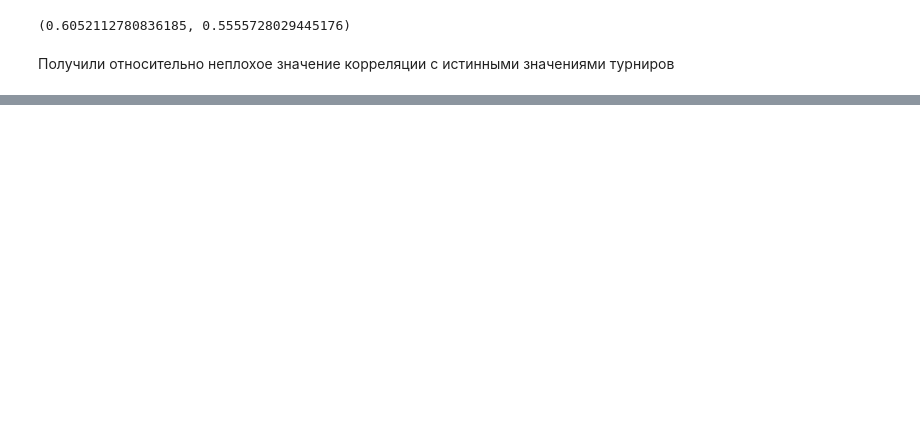
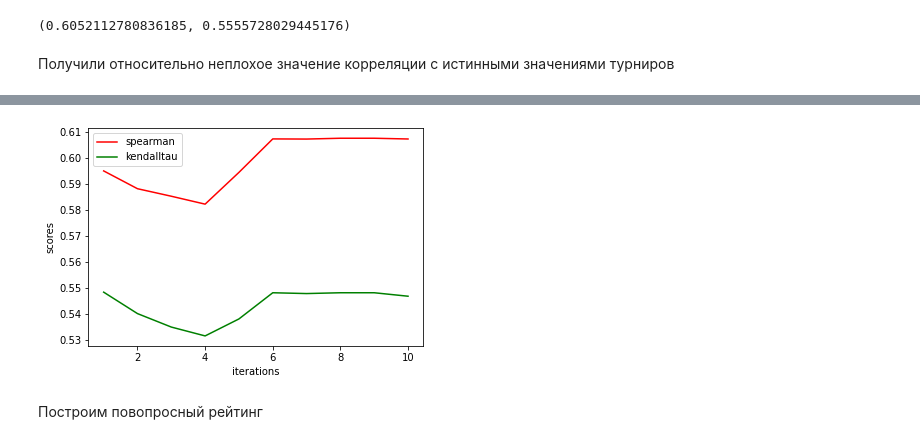
Before and after one commit to Makesomenotes/advanced_ml_made_2022, a Jupyter notebook: assignment_2.ipynb, the cells around one changed output, grey strips where cells are left out. Drawn from its saved outputs; the diff is of its cells as text; code cells hidden in the pictures; blank space fills up the shorter version.

```diff
--- a/assignment_2.ipynb
+++ b/assignment_2.ipynb
@@ -162,0 +218,4 @@ calc_correlation(rating, typ='spearman'), calc_correlation(rating, typ='kendallt
+# %%
+updated_em = EMClassifier(model_base)
+# %%
+updated_em.fit(X_train, train, X_test, test_valid)
@@ -162,0 +233,6 @@ calc_correlation(rating, typ='spearman'), calc_correlation(rating, typ='kendallt
+# %%
+plot_scores(updated_em.scores)
+# %% [output]
+[figure, added]
+# %% [markdown]
+Построим повопросный рейтинг
```
Also changed, not shown: parts of 19 cells of this notebook.
